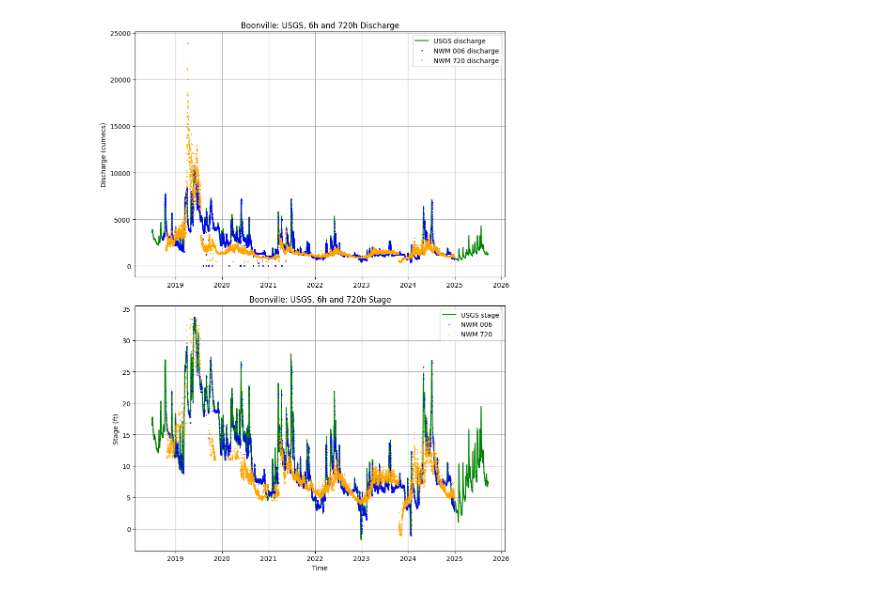
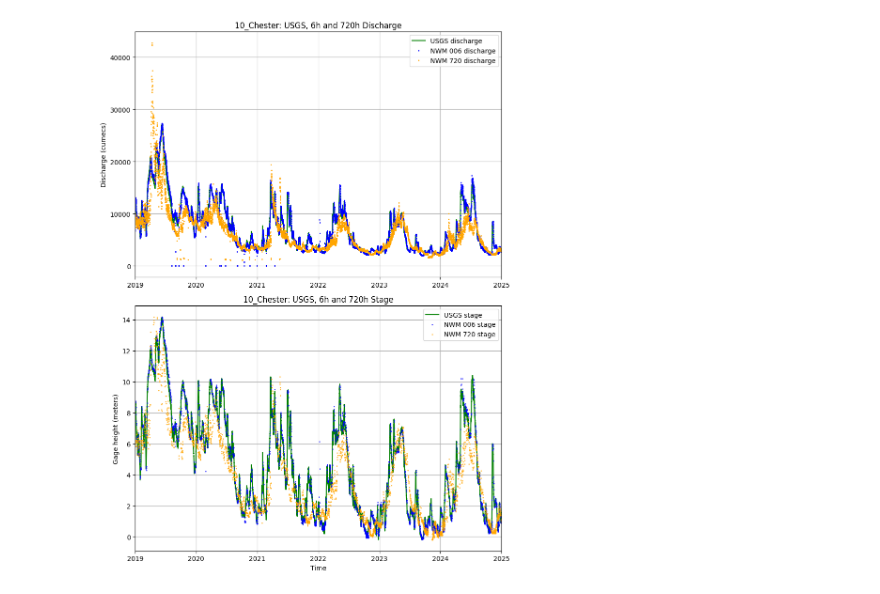
Before and after one commit to sujanmaharjan99/LRF_RC, a Jupyter notebook: NWM_Q_to_GH.ipynb, the cells around one changed output. Cells and saved outputs as stored; diff of their text form; code cells hidden in the pictures.

```diff
--- a/NWM_Q_to_GH.ipynb
+++ b/NWM_Q_to_GH.ipynb
@@ -6,7 +29,7 @@ import numpy as np
 # %%
-base = Path("/media/12TB/Sujan/NWM/Csv/05_Boonville/All")
+base = Path(f"/media/12TB/Sujan/NWM/Csv/{station[i]}/All")
 
-df_USGS = pd.read_csv("/media/12TB/Sujan/NWM/USGS_data/05_Boonville_06909000.csv",
+df_USGS = pd.read_csv(f"/media/12TB/Sujan/NWM/USGS_data/{USGS_id[i]}",
                       parse_dates=["timestamp"]).set_index("timestamp")
 
 # df_USGS["discharge_cumecs"] = df_USGS["discharge_cfs"] / 35.3147
@@ -107,12 +131,15 @@ def run_one(file_path, df_usgs, code,
 # %%
-# 1) Build wide DF on the union of **NWM** indices
+day_bracket = 90  # days on either side of NWM time
+day_skip = 30
+q_tolerance = 5.0
+
 wide = None
 for h in range(6, 721, 6):  # 006..720
     code = f"{h:03d}"
     f = base / f"timeseries_{code}.csv"
     if not f.exists():
         continue
-    s = run_one(f, df_USGS, code, day_skip=30, day_bracket=90, q_tolerance=5.0)
+    s = run_one(f, df_USGS, code, day_skip, day_bracket, q_tolerance)
     if wide is None:
         wide = pd.DataFrame(index=s.index)
     wide = wide.join(s, how="outer")
@@ -128,13 +155,15 @@ wide.sort_index(inplace=True)
 usgs_stage = (
     pd.merge_asof(
         left=wide.reset_index().rename(columns={"index":"time"}).sort_values("time"),
-        right=df_USGS[["stage_ft"]].reset_index().rename(columns={"timestamp":"time"}).sort_values("time"),
+        right=df_USGS[["stage_m"]].reset_index().rename(columns={"timestamp":"time"}).sort_values("time"),
         on="time", direction="nearest", tolerance=pd.Timedelta("3H")  # adjust tolerance as needed
     )
-    .set_index("time")["stage_ft"]
-    .rename("stage_ft_USGS_nearest")
+    .set_index("time")["stage_m"]
+    .rename("stage_m_USGS_nearest")
 )
 
 # 3) Combine
 merged_all = wide.join(usgs_stage, how="left")
+
+merged_all.to_csv(f"/media/12TB/Sujan/NWM/Codes/LRF_RC/NWM_Q_to_GH/{station[i]}_q_tolerance_{q_tolerance}_day_bracket_{day_bracket}.csv")
 # %% [output]
@@ -189,26 +204,33 @@ plt.show()
 # %%
-#plot a figure with 3 subplots: USGS , NWM 006, NWM 720 stage and discharge timeseries
-df_006_NWM= pd.read_csv("/media/12TB/Sujan/NWM/Csv/05_Boonville/All/timeseries_006.csv", parse_dates=["time"]).set_index("time")
-df_720_NWM= pd.read_csv("/media/12TB/Sujan/NWM/Csv/05_Boonville/All/timeseries_720.csv", parse_dates=["time"]).set_index("time")
+hrs1="006"
+hrs2="720"
+t0 = "2019-01-01"
+t1 = "2025-01-01"
+
+df_hrs1_NWM= pd.read_csv(f"/media/12TB/Sujan/NWM/Csv/{station[i]}/All/timeseries_{hrs1}.csv", parse_dates=["time"]).set_index("time")
+df_hrs2_NWM= pd.read_csv(f"/media/12TB/Sujan/NWM/Csv/{station[i]}/All/timeseries_{hrs2}.csv", parse_dates=["time"]).set_index("time")
 
 fig, (ax1, ax2) = plt.subplots(2, 1, figsize=(9, 12))
 ax1.plot(df_USGS.index, df_USGS["discharge_cumecs"],  label="USGS discharge", color='green')
-ax1.plot(df_006_NWM.index, df_006_NWM["streamflow"],"o", label="NWM 006 discharge", color='blue', markersize=1)
-ax1.plot(df_720_NWM.index, df_720_NWM["streamflow"],"o", label="NWM 720 discharge", color='orange', markersize=1)
+ax1.plot(df_hrs1_NWM.index, df_hrs1_NWM["streamflow"],"o", label=f"NWM {hrs1} discharge", color='blue', markersize=1)
+ax1.plot(df_hrs2_NWM.index, df_hrs2_NWM["streamflow"],"o", label=f"NWM {hrs2} discharge", color='orange', markersize=1)
 
-ax2.plot(df_USGS.index, df_USGS["stage_ft"],  label="USGS stage", color='green' )
-ax2.plot(merged_all.index, merged_all.get("006"), "o", label="NWM 006", alpha=0.7, color='blue', markersize=1  )
-ax2.plot(merged_all.index, merged_all.get("720"),"o", label="NWM 720", alpha=0.7, color='orange', markersize=1)
+ax2.plot(df_USGS.index, df_USGS["stage_m"],  label="USGS stage", color='green' )
+ax2.plot(merged_all.index, merged_all.get(hrs1), "o", label=f"NWM {hrs1} stage", alpha=0.7, color='blue', markersize=1  )
+ax2.plot(merged_all.index, merged_all.get(hrs2),"o", label=f"NWM {hrs2} stage", alpha=0.7, color='orange', markersize=1)
+ax1.set_ylabel("Discharge (cumecs)")
+ax1.set_title(f"{station[i]}: USGS, 6h and 720h Discharge")
+ax1.legend()
+ax1.grid()
+ax1.set_xlim(pd.to_datetime(t0), pd.to_datetime(t1))
 
 ax2.set_xlabel("Time")
-ax1.set_ylabel("Discharge (cumecs)")
-ax1.set_title("Boonville: USGS, 6h and 720h Discharge")
-ax1.legend()
-ax1.grid()
-ax2.set_ylabel("Stage (ft)")
-ax2.set_title("Boonville: USGS, 6h and 720h Stage")
+ax2.set_xlim(pd.to_datetime(t0), pd.to_datetime(t1))
+ax2.set_ylabel("Gage height (meters)")
+ax2.set_title(f"{station[i]}: USGS, 6h and 720h Stage")
 ax2.legend()
 ax2.grid()
 plt.tight_layout()
+fig.savefig(f"/media/12TB/Sujan/NWM/Codes/LRF_RC/NWM_Q_to_GH/{station[i]}_q_tolerance_{q_tolerance}_day_bracket_{day_bracket}.png", dpi=300)
 # %% [output]
-[figure, old version]
+[figure, new version]
```
Also changed, not shown: parts of 5 cells of this notebook, 21 other files.
